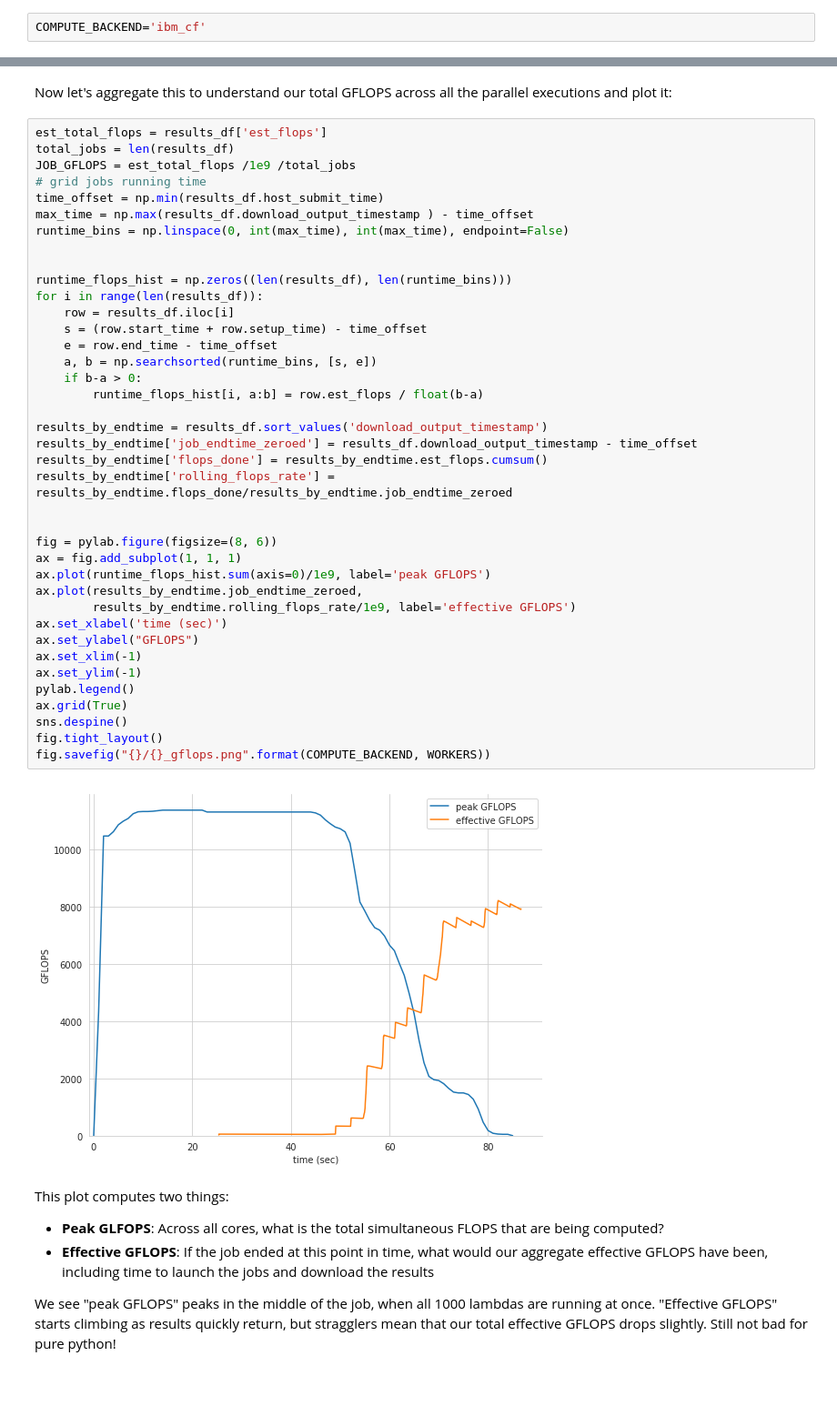
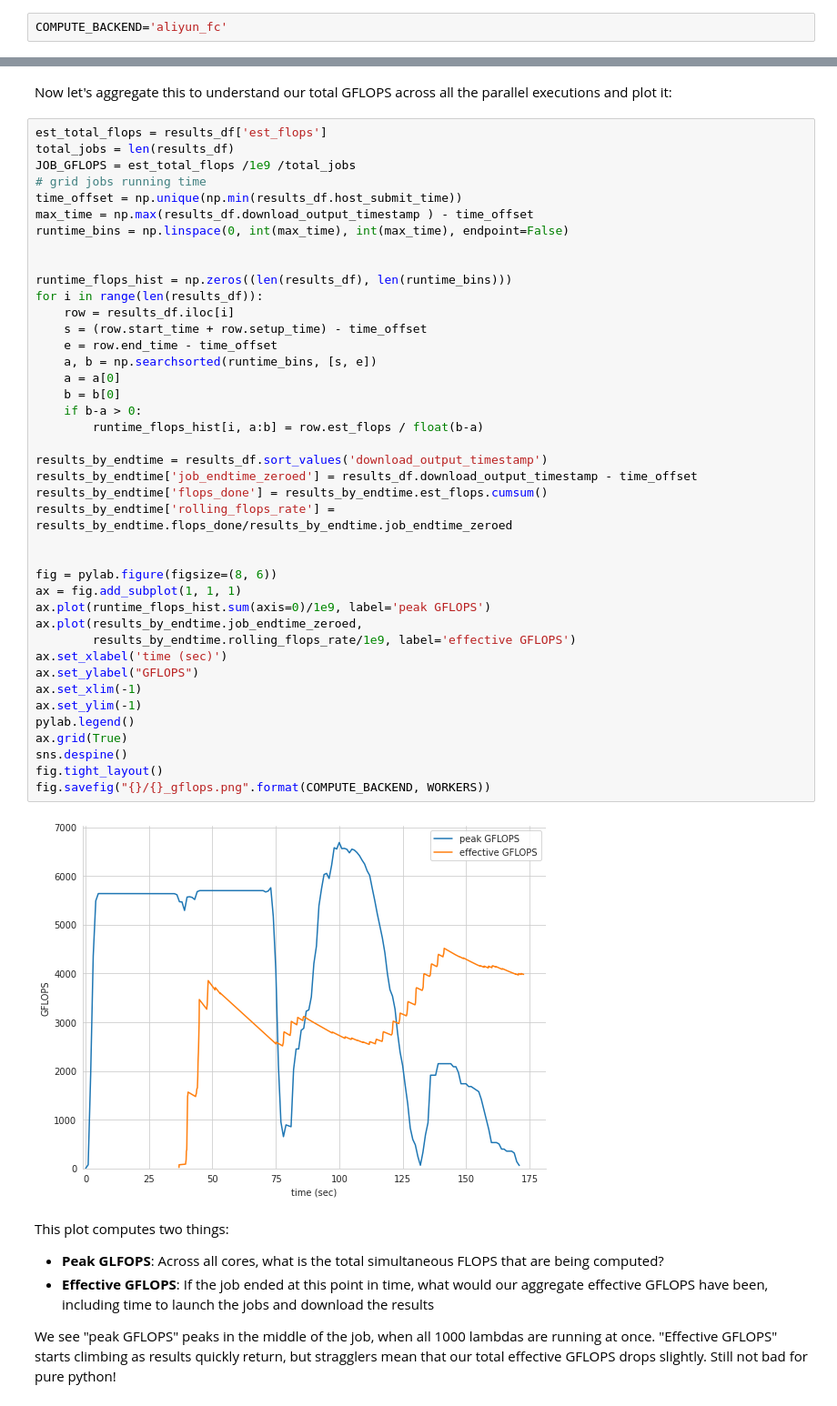
Before and after one commit to ecenurarslan/benchmarks, a Jupyter notebook: flops/flops_benchmark.ipynb, the cells around one changed output, grey strips where cells are left out. Shown: that part at 91% size. Saved outputs shown, nothing was run; the diff lists cells and outputs as text.

````diff
--- a/flops/flops_benchmark.ipynb
+++ b/flops/flops_benchmark.ipynb
@@ -43,7 +43,7 @@ futures = pwex.map(f, iters)
 
 ```
 # %%
-COMPUTE_BACKEND='ibm_cf'
+COMPUTE_BACKEND='aliyun_fc'
 # %%
 WORKERS=1000
 # %%
@@ -89,7 +89,7 @@ est_total_flops = results_df['est_flops']
 total_jobs = len(results_df)
 JOB_GFLOPS = est_total_flops /1e9 /total_jobs
 # grid jobs running time
-time_offset = np.min(results_df.host_submit_time)
+time_offset = np.unique(np.min(results_df.host_submit_time))
 max_time = np.max(results_df.download_output_timestamp ) - time_offset
 runtime_bins = np.linspace(0, int(max_time), int(max_time), endpoint=False)
 
@@ -97,34 +97,36 @@ runtime_bins = np.linspace(0, int(max_time), int(max_time), endpoint=False)
 runtime_flops_hist = np.zeros((len(results_df), len(runtime_bins)))
 for i in range(len(results_df)):
     row = results_df.iloc[i]
     s = (row.start_time + row.setup_time) - time_offset
     e = row.end_time - time_offset
     a, b = np.searchsorted(runtime_bins, [s, e])
+    a = a[0]
+    b = b[0]
     if b-a > 0:
         runtime_flops_hist[i, a:b] = row.est_flops / float(b-a)
 
 results_by_endtime = results_df.sort_values('download_output_timestamp')
 results_by_endtime['job_endtime_zeroed'] = results_df.download_output_timestamp - time_offset
 results_by_endtime['flops_done'] = results_by_endtime.est_flops.cumsum()
 results_by_endtime['rolling_flops_rate'] = results_by_endtime.flops_done/results_by_endtime.job_endtime_zeroed
 
 
 fig = pylab.figure(figsize=(8, 6))
 ax = fig.add_subplot(1, 1, 1)
 ax.plot(runtime_flops_hist.sum(axis=0)/1e9, label='peak GFLOPS')
 ax.plot(results_by_endtime.job_endtime_zeroed,
         results_by_endtime.rolling_flops_rate/1e9, label='effective GFLOPS')
 ax.set_xlabel('time (sec)')
 ax.set_ylabel("GFLOPS")
 ax.set_xlim(-1)
 ax.set_ylim(-1)
 pylab.legend()
 ax.grid(True)
 sns.despine()
 fig.tight_layout()
 fig.savefig("{}/{}_gflops.png".format(COMPUTE_BACKEND, WORKERS))
 # %% [output]
-[figure, old version]
+[figure, new version]
 # %% [markdown]
 This plot computes two things:
 * **Peak GLFOPS**: Across all cores, what is the total simultaneous FLOPS that are being computed?
````
Also changed, not shown: parts of 3 cells of this notebook, 12 other files.
